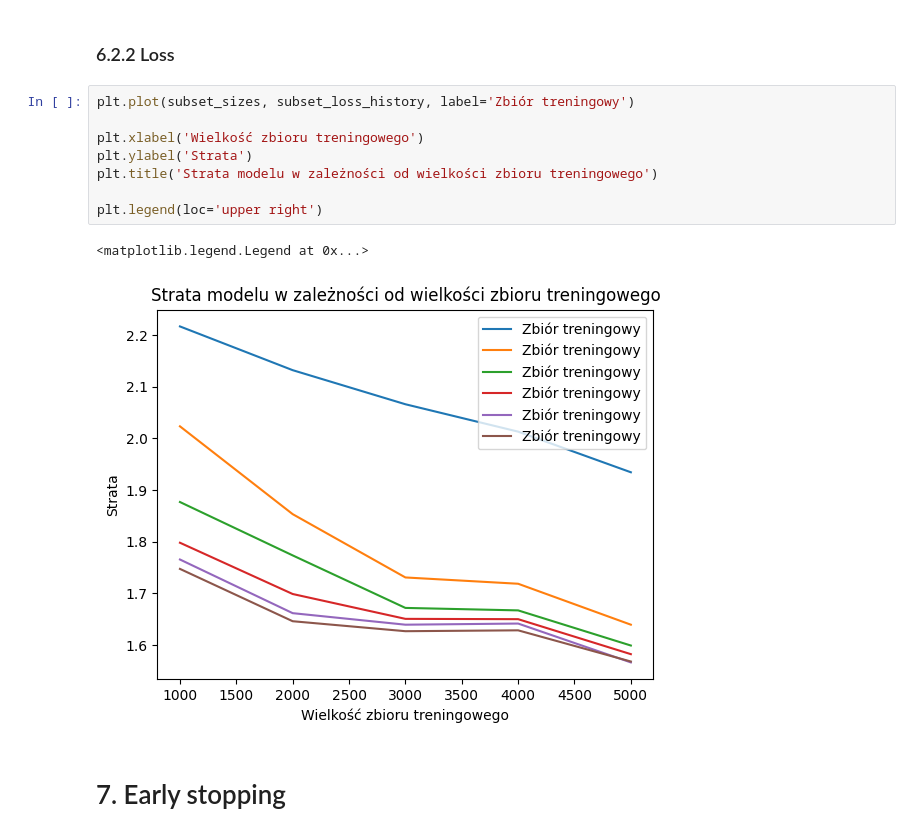
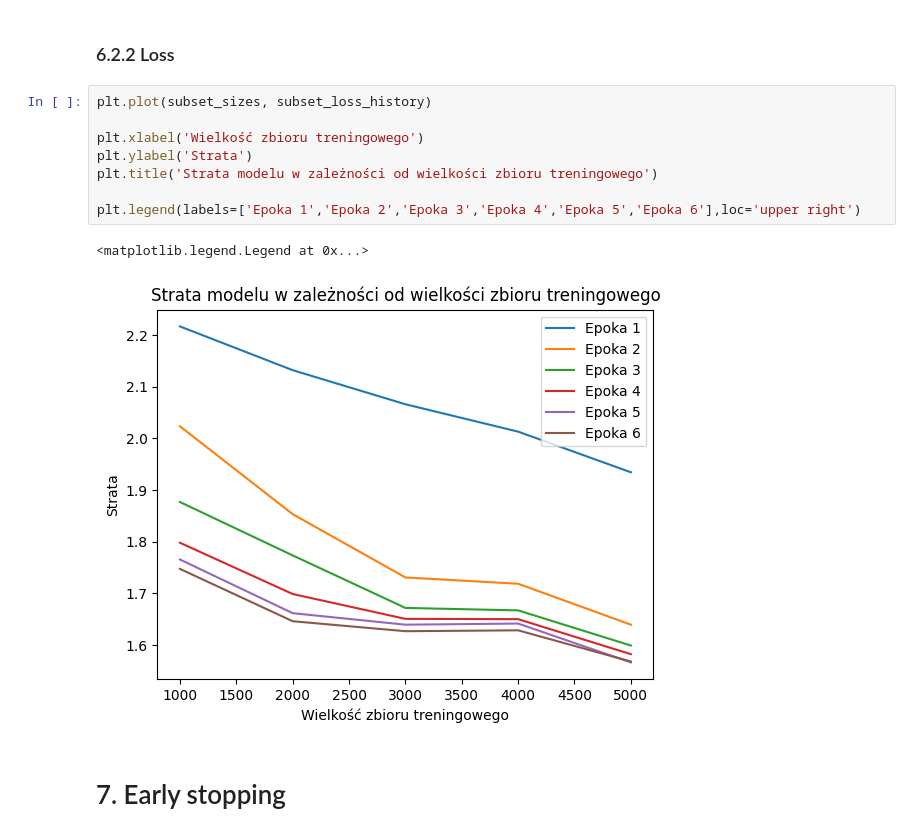
Before and after one commit to Looczky/MNIST_fcnn, a Jupyter notebook: project.ipynb, the cells around one changed output. Saved outputs shown, nothing was run; the diff lists cells and outputs as text.

```diff
--- a/project.ipynb
+++ b/project.ipynb
@@ -397,16 +397,16 @@ Na powyższym wykresie możemy zauważyć trend wzrostowy w zależności pomięd
 # %% [markdown]
 ### 6.2.2 Loss
 # %%
-plt.plot(subset_sizes, subset_loss_history, label='Zbiór treningowy')
+plt.plot(subset_sizes, subset_loss_history)
 
 plt.xlabel('Wielkość zbioru treningowego')
 plt.ylabel('Strata')
 plt.title('Strata modelu w zależności od wielkości zbioru treningowego')
 
-plt.legend(loc='upper right')
+plt.legend(labels=['Epoka 1','Epoka 2','Epoka 3','Epoka 4','Epoka 5','Epoka 6'],loc='upper right')
 # %% [output]
 <matplotlib.legend.Legend at 0x...>
-[figure, old version]
+[figure, new version]
 # %% [markdown]
 # 7. Early stopping
 # %% [markdown]
```
